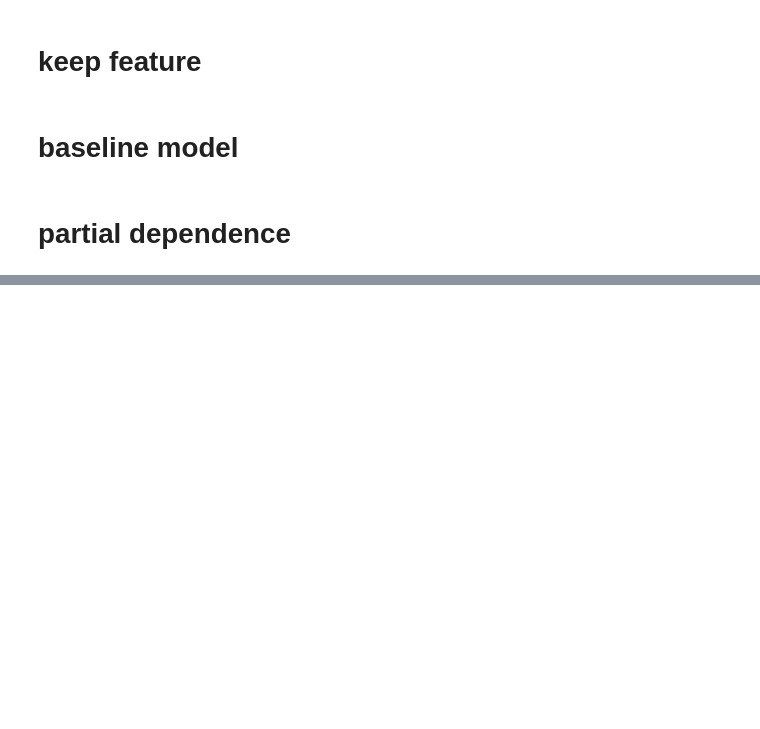
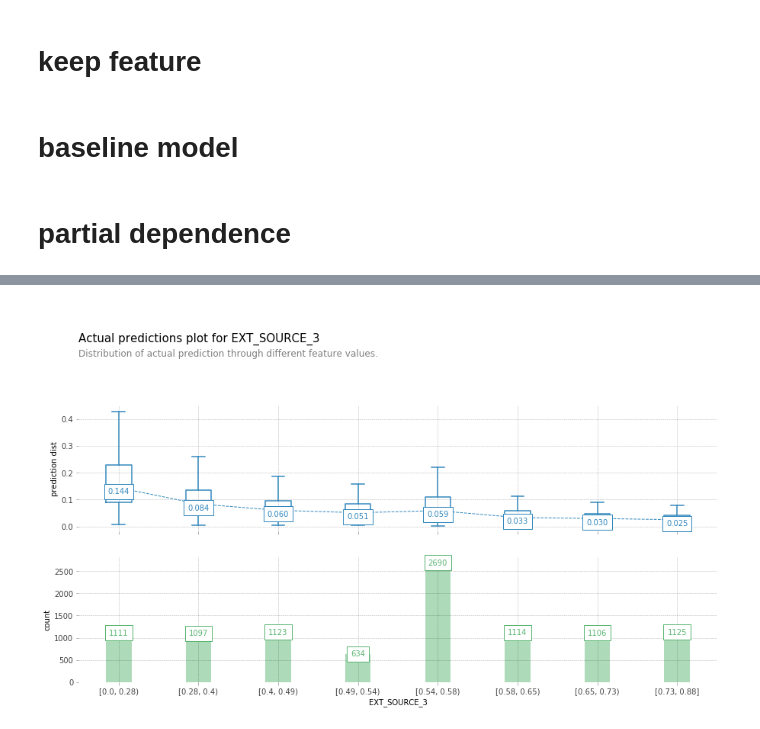
Before and after one commit to KienVu2368/tabint, a Jupyter notebook: nbs/partial dependence.ipynb, the cells around one changed output, grey strips where cells are left out. Drawn from its saved outputs; the diff is of its cells as text; code cells hidden in the pictures; blank space fills up the shorter version.

```diff
--- a/nbs/partial dependence.ipynb
+++ b/nbs/partial dependence.ipynb
@@ -775,0 +287,4 @@ def _calc_figsize(num_charts, ncols, title_height, unit_figsize):
+# %%
+pdpd.info_actual('EXT_SOURCE_3')
+# %% [output]
+[figure, added]
```
Also changed, not shown: parts of 48 cells of this notebook, 5 other files.
